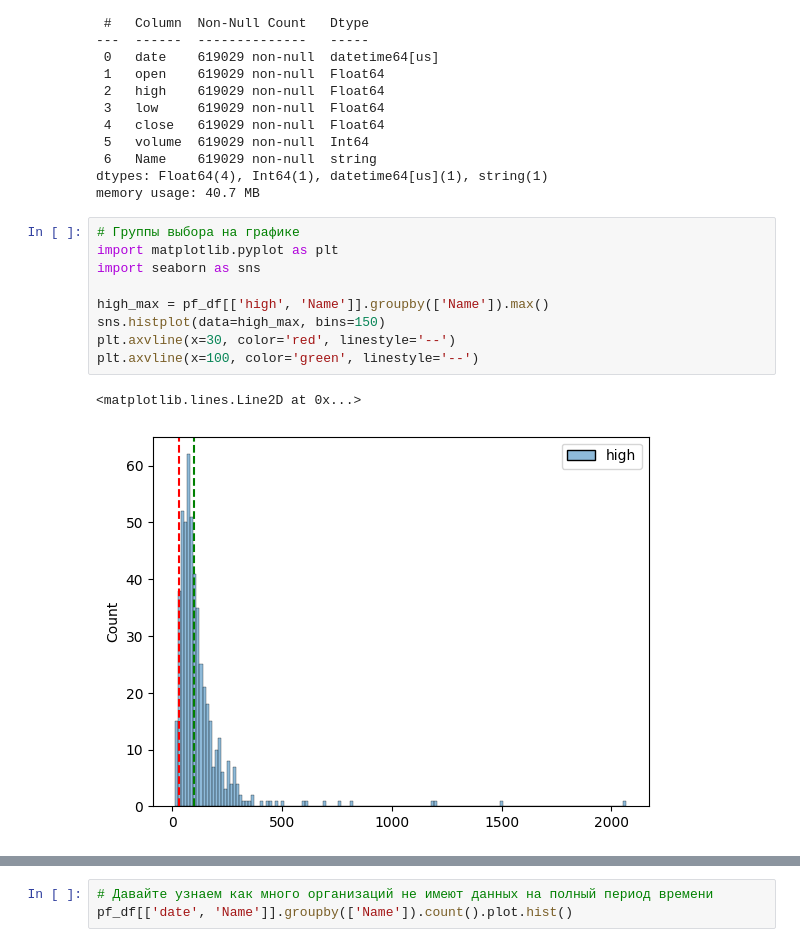
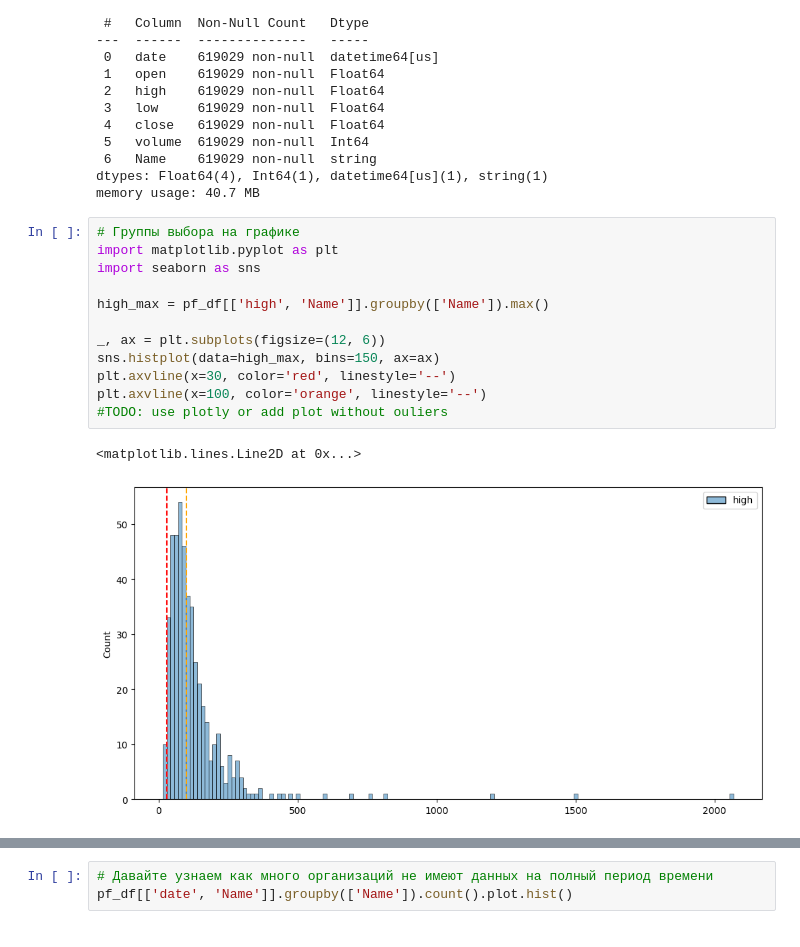
Before and after one commit to floatn/QML-for-finance, a Jupyter notebook: qml_code.ipynb, the cells around one changed output, grey strips where cells are left out. Drawn from its saved outputs; the diff is of its cells as text.

Commit message:
Fix: high_max histplot width and colors

```diff
--- a/qml_code.ipynb
+++ b/qml_code.ipynb
@@ -113,15 +113,18 @@ memory usage: 40.7 MB
 # %%
 # Группы выбора на графике
 import matplotlib.pyplot as plt
 import seaborn as sns
 
 high_max = pf_df[['high', 'Name']].groupby(['Name']).max()
-sns.histplot(data=high_max, bins=150)
+
+_, ax = plt.subplots(figsize=(12, 6))
+sns.histplot(data=high_max, bins=150, ax=ax)
 plt.axvline(x=30, color='red', linestyle='--')
-plt.axvline(x=100, color='green', linestyle='--')
+plt.axvline(x=100, color='orange', linestyle='--')
+#TODO: use plotly or add plot without ouliers
 # %% [output]
 <matplotlib.lines.Line2D at 0x...>
-[figure, old version]
+[figure, new version]
 # %%
 pf_df1 = high_max[high_max['high'] <= 30].sample(5)
 pf_df2 = high_max[high_max['high'].between(30, 100, inclusive='right')].sample(5)
```
Also changed, not shown: parts of 6 cells of this notebook.
